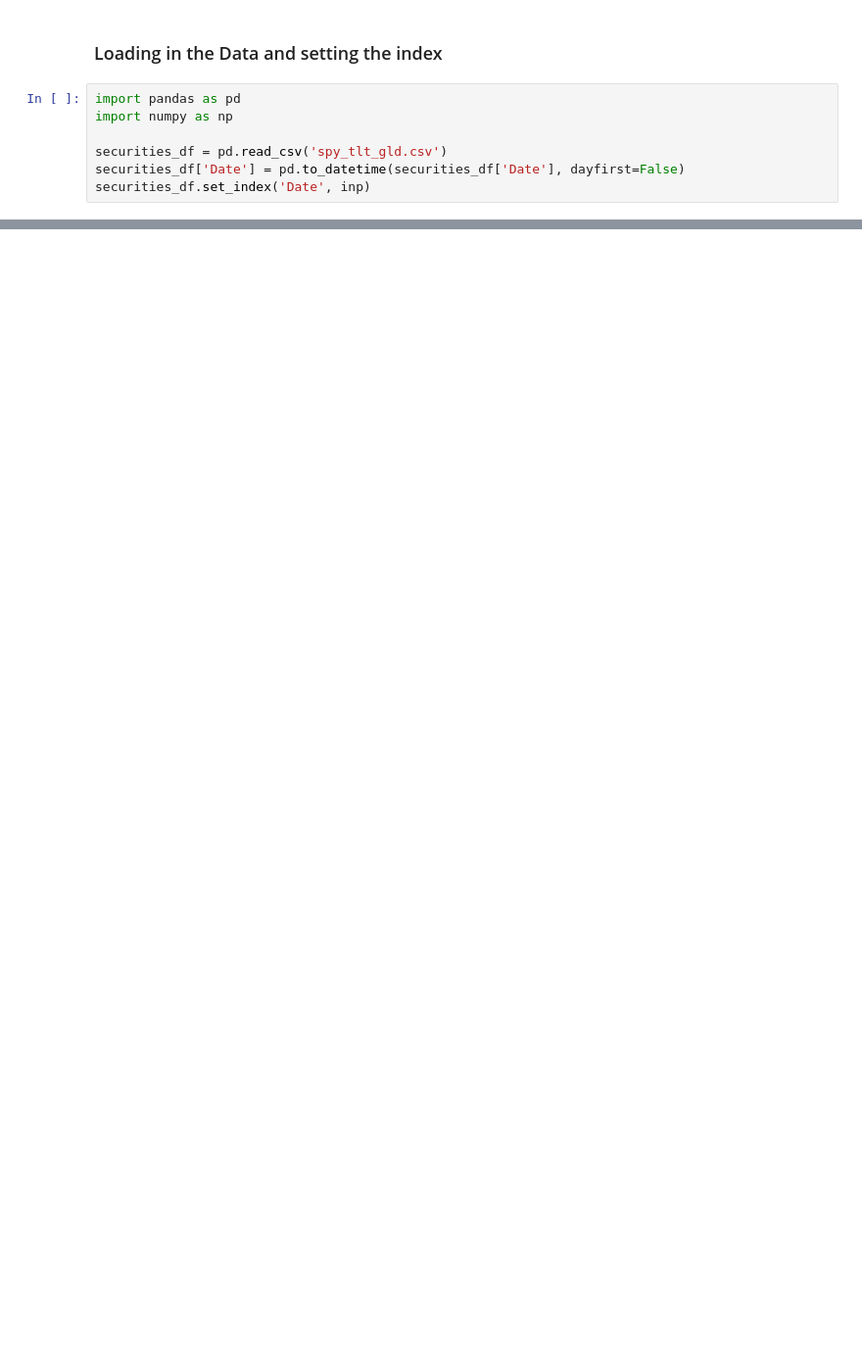
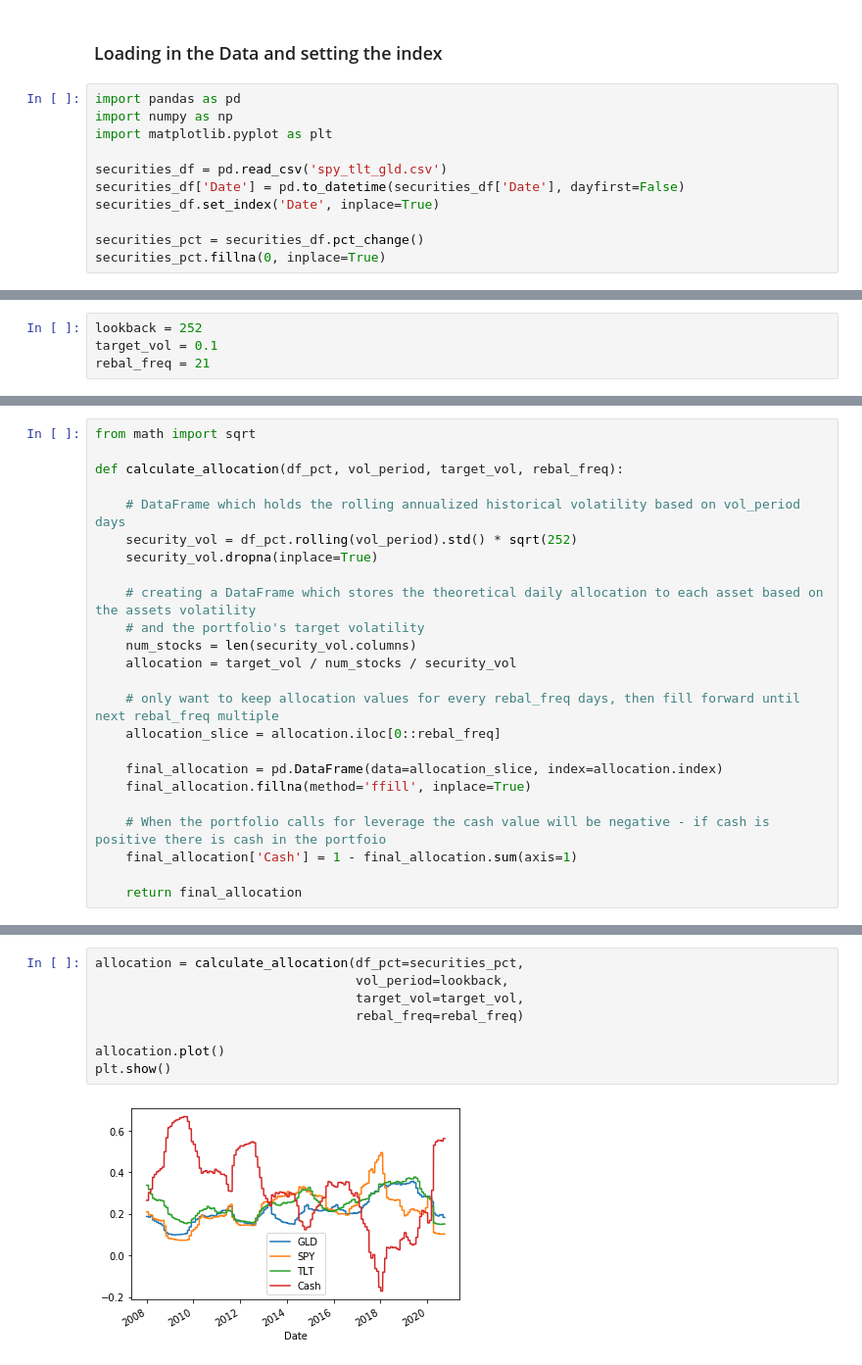
Before and after one commit to Calvin9165/risk_parity_backtest, a Jupyter notebook: risk_parity_full_backtest.ipynb, the cells around one changed output, grey strips where cells are left out. Shown at 98% size. Saved outputs shown, nothing was run; the diff lists cells and outputs as text; blank space fills up the shorter version.

```diff
--- a/risk_parity_full_backtest.ipynb
+++ b/risk_parity_full_backtest.ipynb
@@ -3,7 +3,11 @@
 # %%
 import pandas as pd
 import numpy as np
+import matplotlib.pyplot as plt
 
 securities_df = pd.read_csv('spy_tlt_gld.csv')
 securities_df['Date'] = pd.to_datetime(securities_df['Date'], dayfirst=False)
-securities_df.set_index('Date', inp)
+securities_df.set_index('Date', inplace=True)
+
+securities_pct = securities_df.pct_change()
+securities_pct.fillna(0, inplace=True)
@@ -17,0 +16,4 @@ securities_df.set_index('Date', inp)
+# %%
+lookback = 252
+target_vol = 0.1
+rebal_freq = 21
@@ -17,0 +22,24 @@ securities_df.set_index('Date', inp)
+# %%
+from math import sqrt
+
+def calculate_allocation(df_pct, vol_period, target_vol, rebal_freq):
+
+    # DataFrame which holds the rolling annualized historical volatility based on vol_period days
+    security_vol = df_pct.rolling(vol_period).std() * sqrt(252)
+    security_vol.dropna(inplace=True)
+
+    # creating a DataFrame which stores the theoretical daily allocation to each asset based on the assets volatility
+    # and the portfolio's target volatility
+    num_stocks = len(security_vol.columns)
+    allocation = target_vol / num_stocks / security_vol
+
+    # only want to keep allocation values for every rebal_freq days, then fill forward until next rebal_freq multiple
+    allocation_slice = allocation.iloc[0::rebal_freq]
+
+    final_allocation = pd.DataFrame(data=allocation_slice, index=allocation.index)
+    final_allocation.fillna(method='ffill', inplace=True)
+
+    # When the portfolio calls for leverage the cash value will be negative - if cash is positive there is cash in the portfoio
+    final_allocation['Cash'] = 1 - final_allocation.sum(axis=1)
+
+    return final_allocation
@@ -17,0 +48,10 @@ securities_df.set_index('Date', inp)
+# %%
+allocation = calculate_allocation(df_pct=securities_pct,
+                                  vol_period=lookback,
+                                  target_vol=target_vol,
+                                  rebal_freq=rebal_freq)
+
+allocation.plot()
+plt.show()
+# %% [output]
+[figure, added]
```
Also changed, not shown: parts of 10 cells of this notebook, 1 other file.
